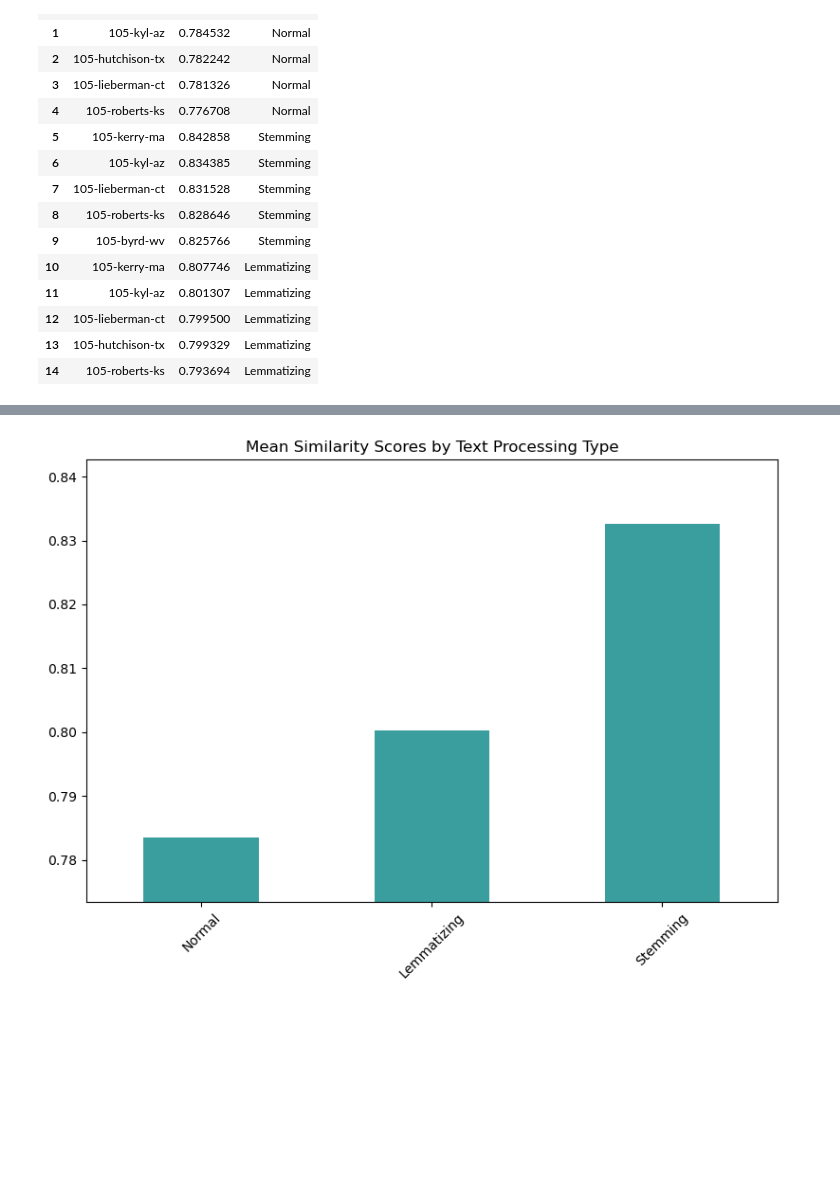
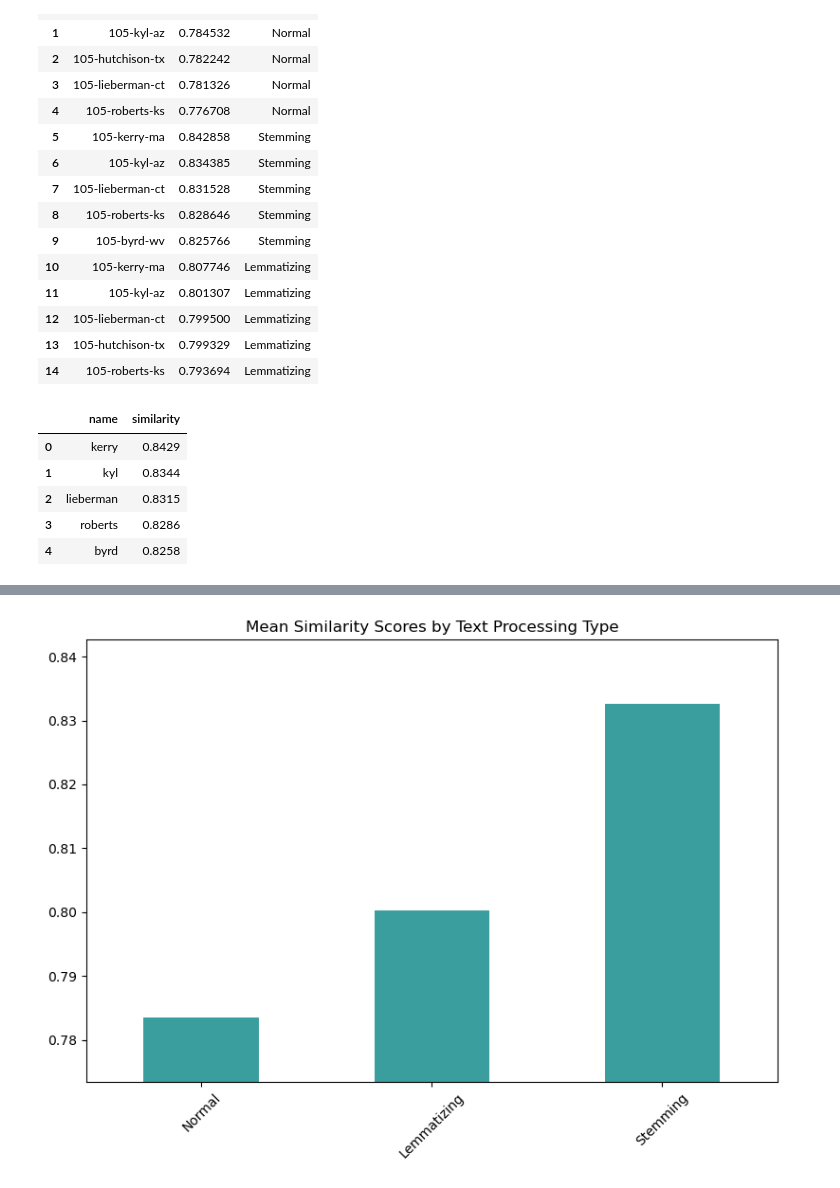
Before and after one commit to Iandrewburg/Text_Analysis, a Jupyter notebook: Assignments/Ian-Brandenburg.ipynb, the cells around one changed output, grey strips where cells are left out. Saved outputs shown, nothing was run; the diff lists cells and outputs as text; code cells hidden in the pictures; blank space fills up the shorter version.

```diff
--- a/Assignments/Ian-Brandenburg.ipynb
+++ b/Assignments/Ian-Brandenburg.ipynb
@@ -393,3 +418,16 @@ results_df
 | 12 | 105-lieberman-ct | 0.799500 | Lemmatizing |
 | 13 | 105-hutchison-tx | 0.799329 | Lemmatizing |
 | 14 | 105-roberts-ks | 0.793694 | Lemmatizing |
+# %%
+df_stem_similarity = pd.DataFrame(top_similarities_stem, columns=['name', 'similarity'])
+df_stem_similarity['name'] = df_stem_similarity['name'].apply(lambda x: re.search(r'-(\w+)-', x).group(1))
+df_stem_similarity = df_stem_similarity[['name', 'similarity']]
+df_stem_similarity['similarity'] = df_stem_similarity['similarity'].round(4)
+df_stem_similarity.head()
+# %% [output]
+|  | name | similarity |
+| 0 | kerry | 0.8429 |
+| 1 | kyl | 0.8344 |
+| 2 | lieberman | 0.8315 |
+| 3 | roberts | 0.8286 |
+| 4 | byrd | 0.8258 |
```
Also changed, not shown: parts of 29 cells of this notebook, 5 other files.
